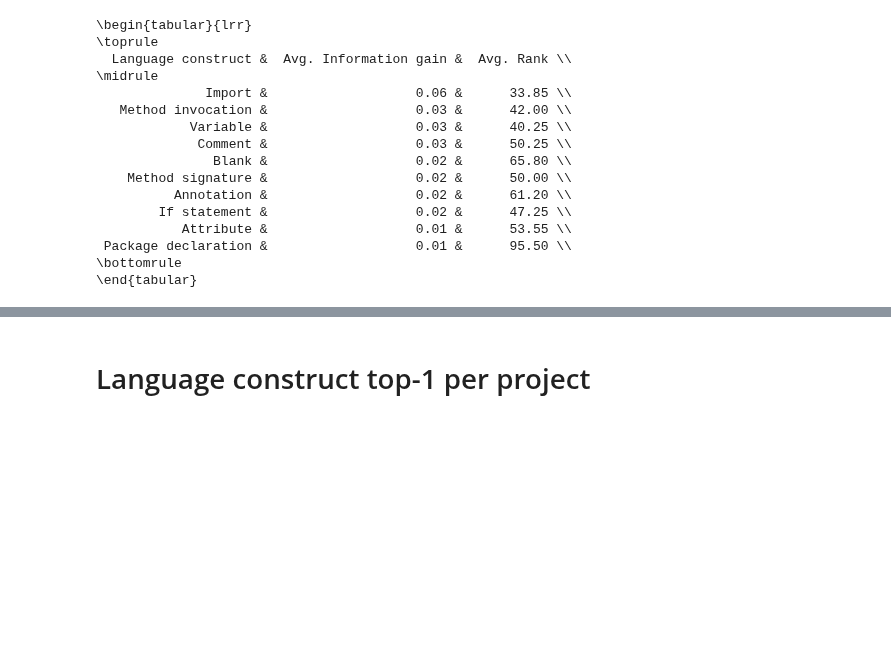
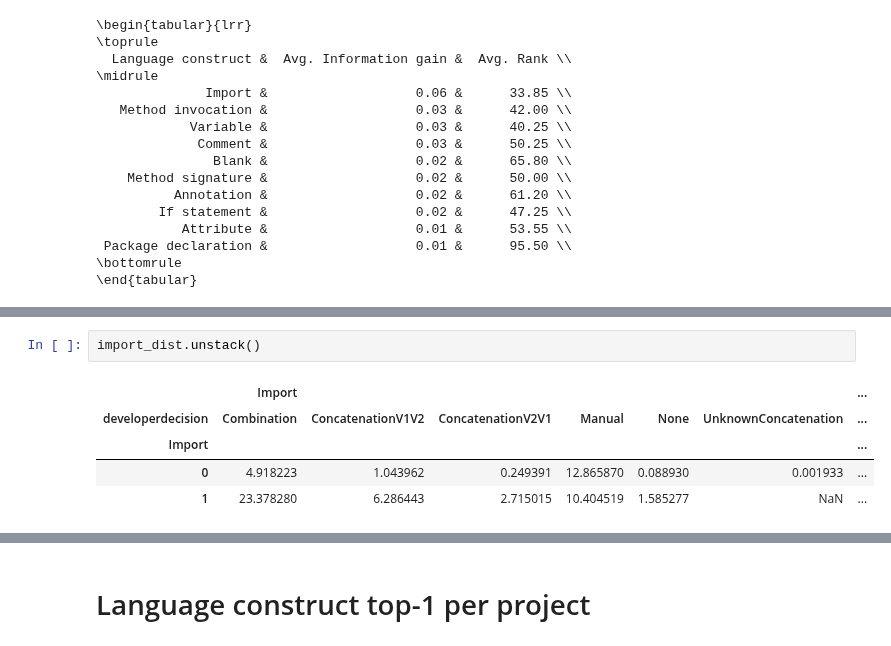
Before and after one commit to gems-uff/mestre, a Jupyter notebook: scripts/paper/tables.ipynb, the cells around one changed output, grey strips where cells are left out. Drawn from its saved outputs; the diff is of its cells as text; blank space fills up the shorter version.

```diff
--- a/scripts/paper/tables.ipynb
+++ b/scripts/paper/tables.ipynb
@@ -885,0 +884,8 @@ constructs_top10.set_index('Language construct')\
+# %%
+import_dist.unstack()
+# %% [output]
+|  | Import |  |  |  |  |  | ... |
+| developerdecision | Combination | ConcatenationV1V2 | ConcatenationV2V1 | Manual | None | UnknownConcatenation | ... |
+| Import |  |  |  |  |  |  | ... |
+| 0 | 4.918223 | 1.043962 | 0.249391 | 12.865870 | 0.088930 | 0.001933 | ... |
+| 1 | 23.378280 | 6.286443 | 2.715015 | 10.404519 | 1.585277 | NaN | ... |
```
Also changed, not shown: parts of 23 cells of this notebook.
